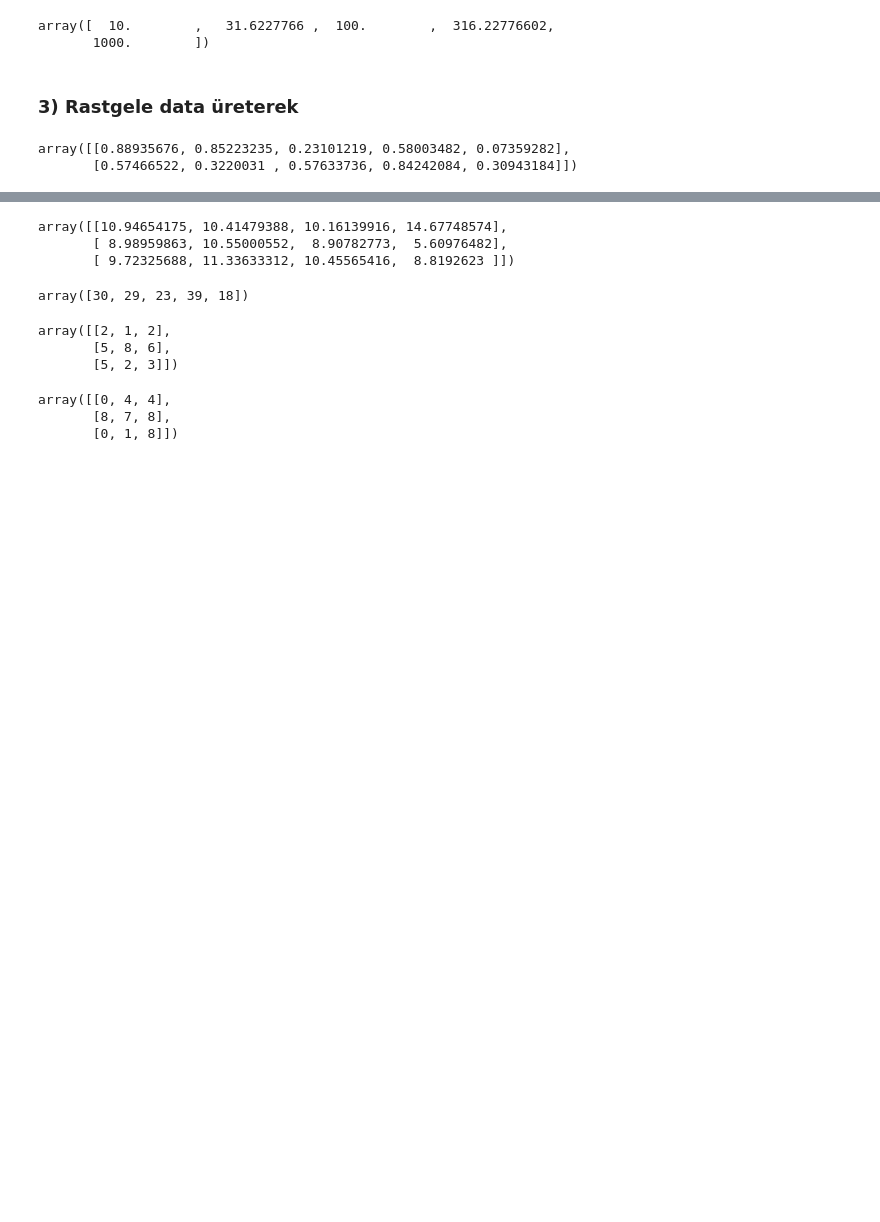
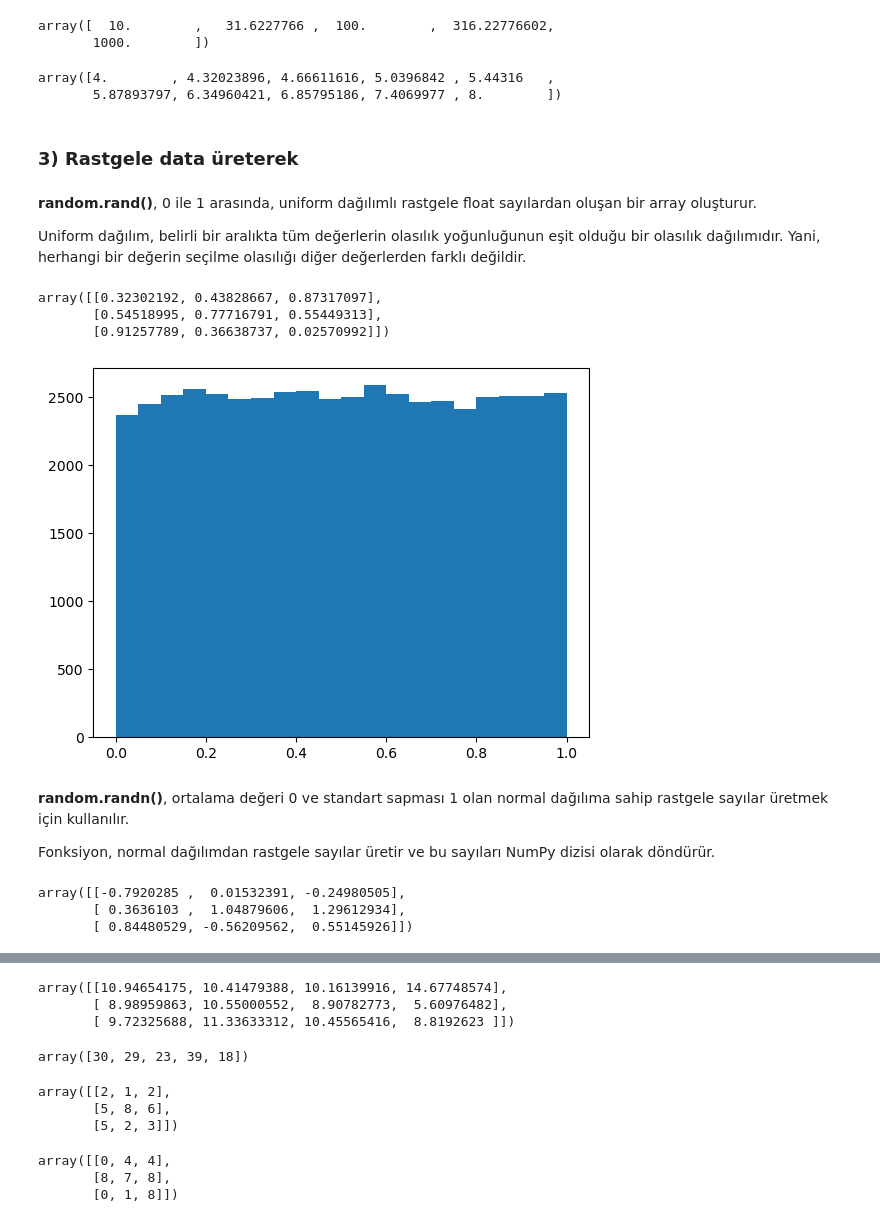
Before and after one commit to MertUrper/Numpy_Pandas, a Jupyter notebook: NumPy_1.ipynb, the cells around one changed output, grey strips where cells are left out. Drawn from its saved outputs; the diff is of its cells as text; code cells hidden in the pictures; blank space fills up the shorter version.

```diff
--- a/NumPy_1.ipynb
+++ b/NumPy_1.ipynb
@@ -171,10 +218,20 @@ np.logspace(1,3 , 5)       # 10**1 ile 10**3 arasında logaritmik artış yapan
 # %% [output]
 array([  10.        ,   31.6227766 ,  100.        ,  316.22776602,
        1000.        ])
+# %%
+np.logspace(2,3,10, base=2)
+# %% [output]
+array([4.        , 4.32023896, 4.66611616, 5.0396842 , 5.44316   ,
+       5.87893797, 6.34960421, 6.85795186, 7.4069977 , 8.        ])
 # %% [markdown]
 ### 3) Rastgele data üreterek
+# %% [markdown]
+**random.rand()**, 0 ile 1 arasında, uniform dağılımlı rastgele float sayılardan oluşan bir array oluşturur.
+
+Uniform dağılım, belirli bir aralıkta tüm değerlerin olasılık yoğunluğunun eşit olduğu bir olasılık dağılımıdır. Yani, herhangi bir değerin seçilme olasılığı diğer değerlerden farklı değildir.
 # %%
-np.random.rand(2,5)         # (2,5) formatında (0 - 1) aralığında array oluşturma
+np.random.rand(3,3)         # (2,5) formatında (0 - 1) aralığında array oluşturma
 # %% [output]
-array([[0.88935676, 0.85223235, 0.23101219, 0.58003482, 0.07359282],
-       [0.57466522, 0.3220031 , 0.57633736, 0.84242084, 0.30943184]])
+array([[0.32302192, 0.43828667, 0.87317097],
+       [0.54518995, 0.77716791, 0.55449313],
+       [0.91257789, 0.36638737, 0.02570992]])
@@ -180,0 +240,14 @@ array([[0.88935676, 0.85223235, 0.23101219, 0.58003482, 0.07359282],
+# %%
+plt.hist(np.random.rand(50000), bins=20);
+# %% [output]
+[figure, added]
+# %% [markdown]
+**random.randn()**, ortalama değeri 0 ve standart sapması 1 olan normal dağılıma sahip rastgele sayılar üretmek için kullanılır.
+
+Fonksiyon, normal dağılımdan rastgele sayılar üretir ve bu sayıları NumPy dizisi olarak döndürür.
+# %%
+np.random.randn(3,3)
+# %% [output]
+array([[-0.7920285 ,  0.01532391, -0.24980505],
+       [ 0.3636103 ,  1.04879606,  1.29612934],
+       [ 0.84480529, -0.56209562,  0.55145926]])
```
Also changed, not shown: parts of 33 cells of this notebook, 2 other files.
